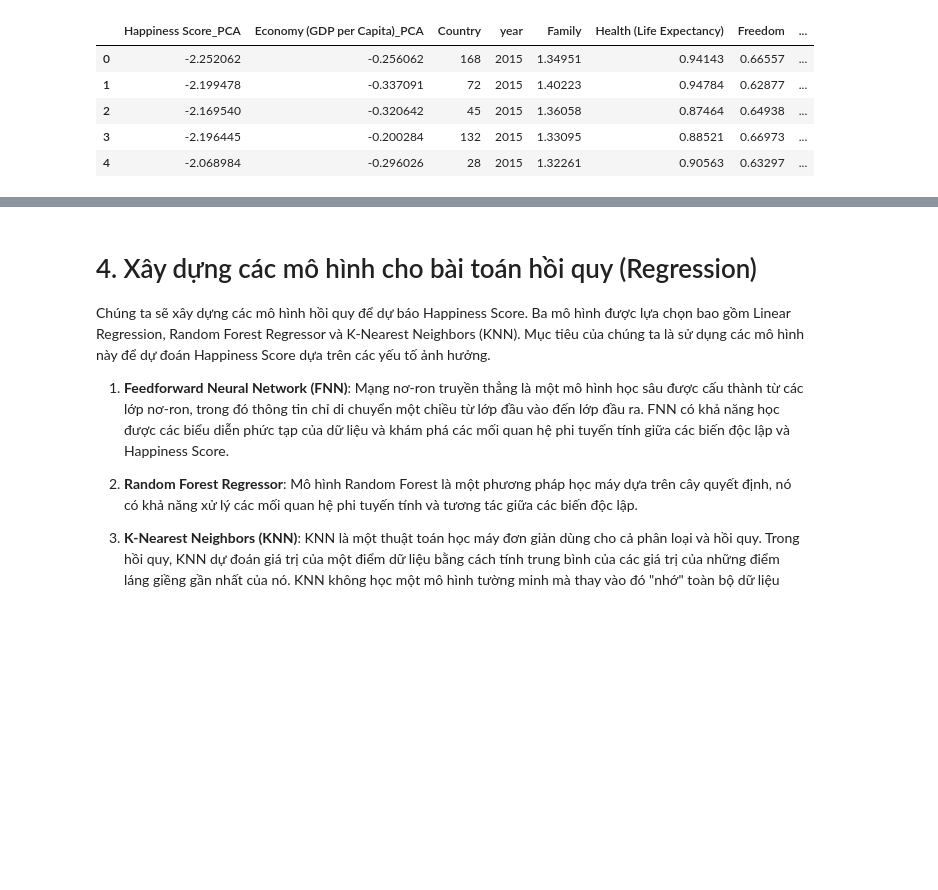
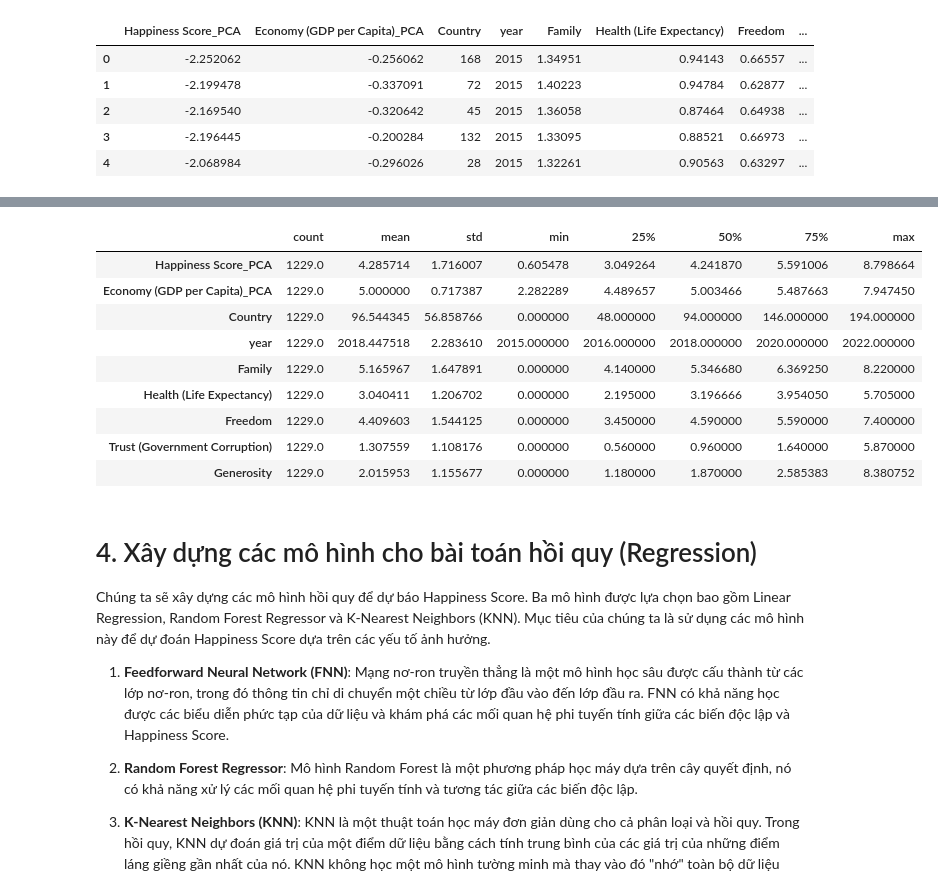
Before and after one commit to NgTrDung/DataMining_For_HappinessReport, a Jupyter notebook: Happiness_Report.ipynb, the cells around one changed output, grey strips where cells are left out. Drawn from its saved outputs; the diff is of its cells as text; code cells hidden in the pictures; blank space fills up the shorter version.

```diff
--- a/Happiness_Report.ipynb
+++ b/Happiness_Report.ipynb
@@ -814,3 +833,16 @@ display(df_pca.head())
+# %%
+df_pca.describe().T
+# %% [output]
+|  | count | mean | std | min | 25% | 50% | 75% | max |
+| Happiness Score_PCA | 1229.0 | 4.285714 | 1.716007 | 0.605478 | 3.049264 | 4.241870 | 5.591006 | 8.798664 |
+| Economy (GDP per Capita)_PCA | 1229.0 | 5.000000 | 0.717387 | 2.282289 | 4.489657 | 5.003466 | 5.487663 | 7.947450 |
+| Country | 1229.0 | 96.544345 | 56.858766 | 0.000000 | 48.000000 | 94.000000 | 146.000000 | 194.000000 |
+| year | 1229.0 | 2018.447518 | 2.283610 | 2015.000000 | 2016.000000 | 2018.000000 | 2020.000000 | 2022.000000 |
+| Family | 1229.0 | 5.165967 | 1.647891 | 0.000000 | 4.140000 | 5.346680 | 6.369250 | 8.220000 |
+| Health (Life Expectancy) | 1229.0 | 3.040411 | 1.206702 | 0.000000 | 2.195000 | 3.196666 | 3.954050 | 5.705000 |
+| Freedom | 1229.0 | 4.409603 | 1.544125 | 0.000000 | 3.450000 | 4.590000 | 5.590000 | 7.400000 |
+| Trust (Government Corruption) | 1229.0 | 1.307559 | 1.108176 | 0.000000 | 0.560000 | 0.960000 | 1.640000 | 5.870000 |
+| Generosity | 1229.0 | 2.015953 | 1.155677 | 0.000000 | 1.180000 | 1.870000 | 2.585383 | 8.380752 |
 # %% [markdown]
 # 4. Xây dựng các mô hình cho bài toán hồi quy (Regression)
 Chúng ta sẽ xây dựng các mô hình hồi quy để dự báo Happiness Score. Ba mô hình được lựa chọn bao gồm Linear Regression, Random Forest Regressor và K-Nearest Neighbors (KNN). Mục tiêu của chúng ta là sử dụng các mô hình này để dự đoán Happiness Score dựa trên các yếu tố ảnh hưởng.
```
Also changed, not shown: parts of 23 cells of this notebook, 1 other file.
